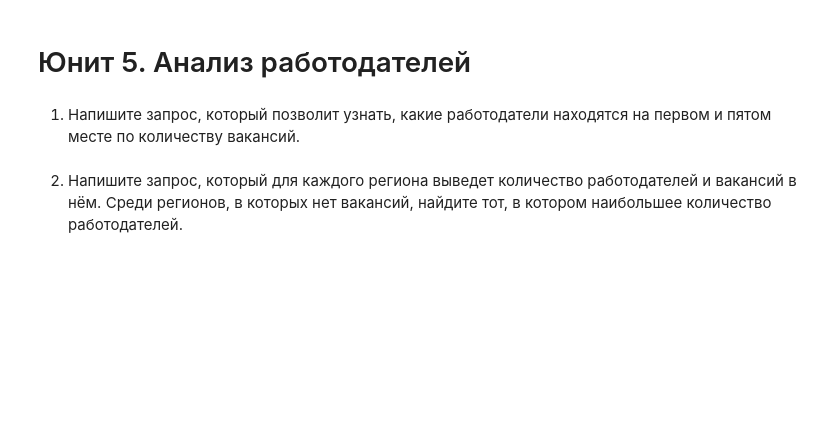
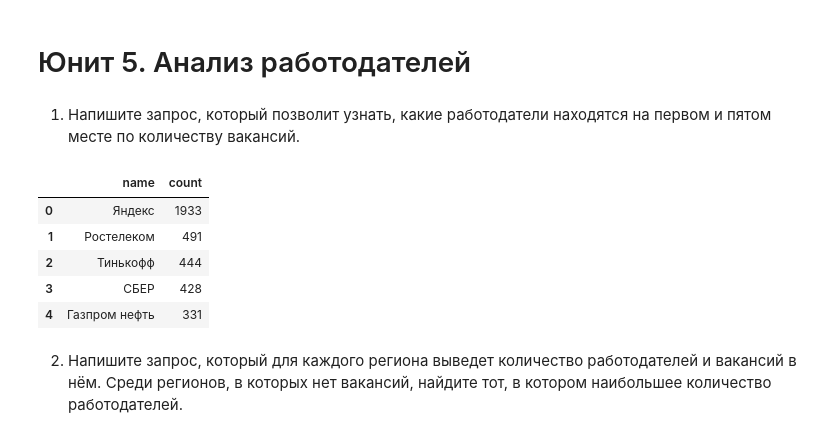
Before and after one commit to chingachguk1977/DST-HeadHunter-Pjt-2--SQL, a Jupyter notebook: SF_DST_Project2_SQL.ipynb, the cells around one changed output. Cells and saved outputs as stored; diff of their text form; code cells hidden in the pictures; blank space fills up the shorter version.

```diff
--- a/SF_DST_Project2_SQL.ipynb
+++ b/SF_DST_Project2_SQL.ipynb
@@ -139,8 +234,24 @@ df
 1. Напишите запрос, который позволит узнать, какие работодатели находятся на первом и пятом месте по количеству вакансий.
 # %%
 # текст запроса
+query_5_1 = f'''
+    select e.name, count(v.employer_id)
+    from employers e
+    left join vacancies as v on v.employer_id = e.id
+    group by e.name, v.employer_id
+    order by 2 desc
+'''
 # %%
 # результат запроса
+df = pd.read_sql_query(query_5_1, connection)
+df.head()
+# %% [output]
+|  | name | count |
+| 0 | Яндекс | 1933 |
+| 1 | Ростелеком | 491 |
+| 2 | Тинькофф | 444 |
+| 3 | СБЕР | 428 |
+| 4 | Газпром нефть | 331 |
 # %% [markdown]
 2. Напишите запрос, который для каждого региона выведет количество работодателей и вакансий в нём.
 Среди регионов, в которых нет вакансий, найдите тот, в котором наибольшее количество работодателей.
```
Also changed, not shown: parts of 20 cells of this notebook.
